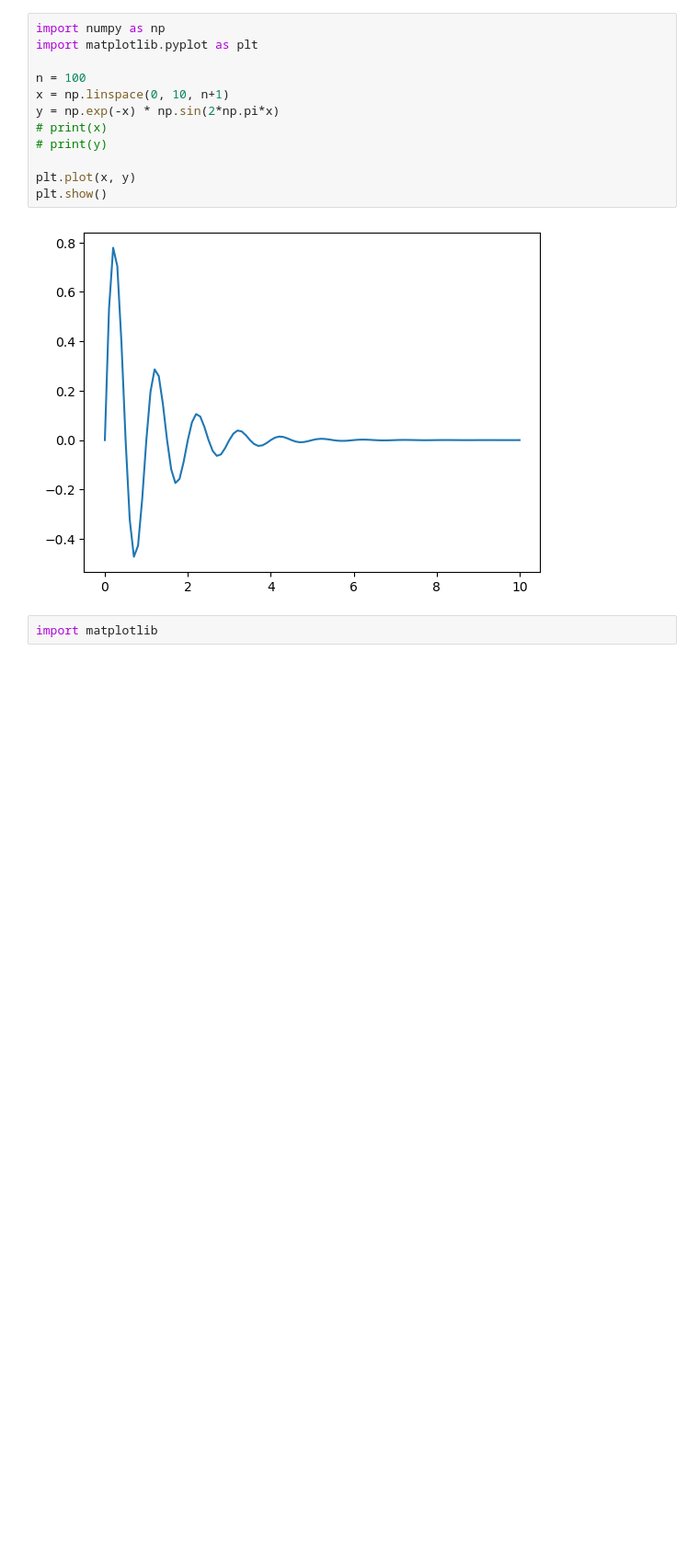
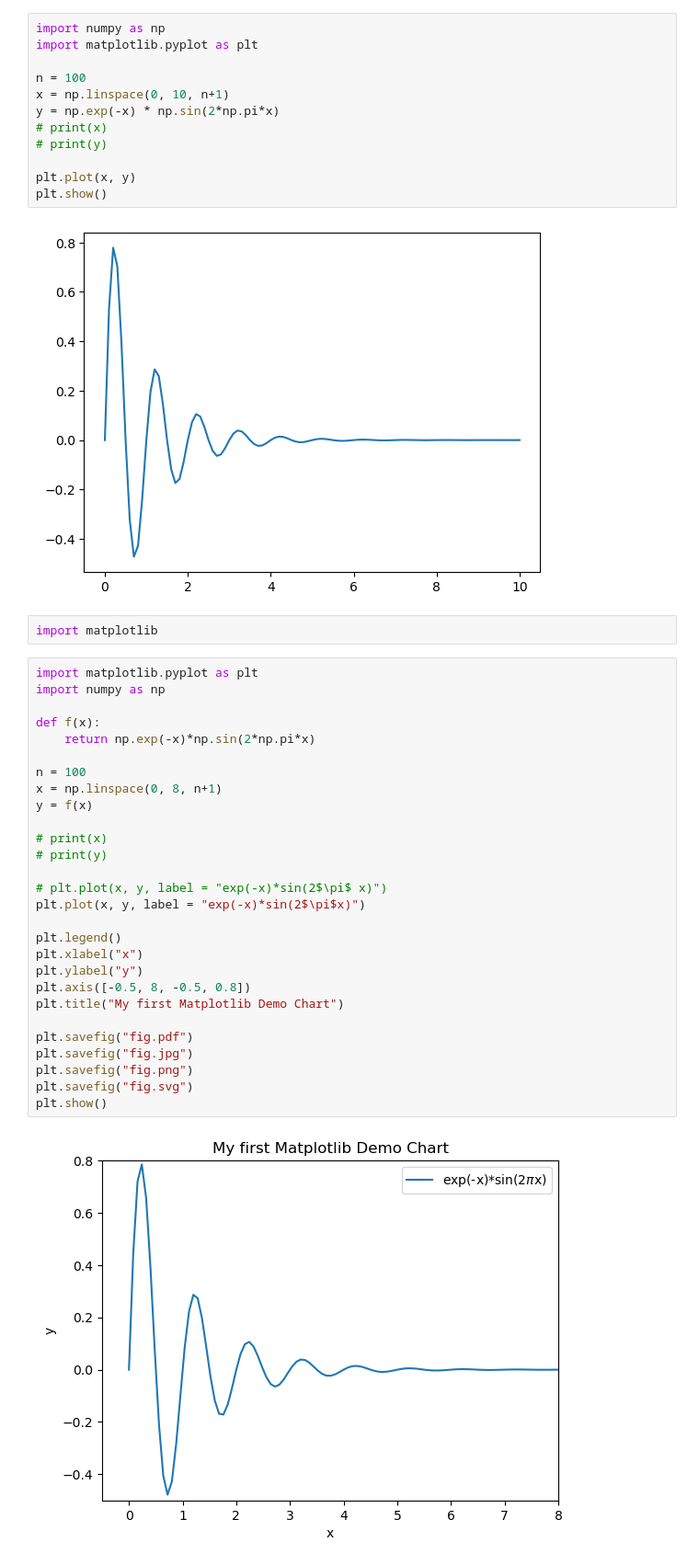
Before and after one commit to yasenstar/python, a Jupyter notebook: Sci_Prog/ch6/6.2_Plotting-Curves-with-Matplotlib.ipynb, the cells around one changed output. Shown: that part at 92% size. Saved outputs shown, nothing was run; the diff lists cells and outputs as text; blank space fills up the shorter version.

```diff
--- a/Sci_Prog/ch6/6.2_Plotting-Curves-with-Matplotlib.ipynb
+++ b/Sci_Prog/ch6/6.2_Plotting-Curves-with-Matplotlib.ipynb
@@ -16,3 +16,33 @@ plt.show()
 [figure]
 # %%
 import matplotlib
+# %%
+import matplotlib.pyplot as plt
+import numpy as np
+
+def f(x):
+    return np.exp(-x)*np.sin(2*np.pi*x)
+
+n = 100
+x = np.linspace(0, 8, n+1)
+y = f(x)
+
+# print(x)
+# print(y)
+
+# plt.plot(x, y, label = "exp(-x)*sin(2$\pi$ x)")
+plt.plot(x, y, label = "exp(-x)*sin(2$\pi$x)")
+
+plt.legend()
+plt.xlabel("x")
+plt.ylabel("y")
+plt.axis([-0.5, 8, -0.5, 0.8])
+plt.title("My first Matplotlib Demo Chart")
+
+plt.savefig("fig.pdf")
+plt.savefig("fig.jpg")
+plt.savefig("fig.png")
+plt.savefig("fig.svg")
+plt.show()
+# %% [output]
+[figure, added]
```
Also changed, not shown: parts of 3 cells of this notebook, 7 other files.
